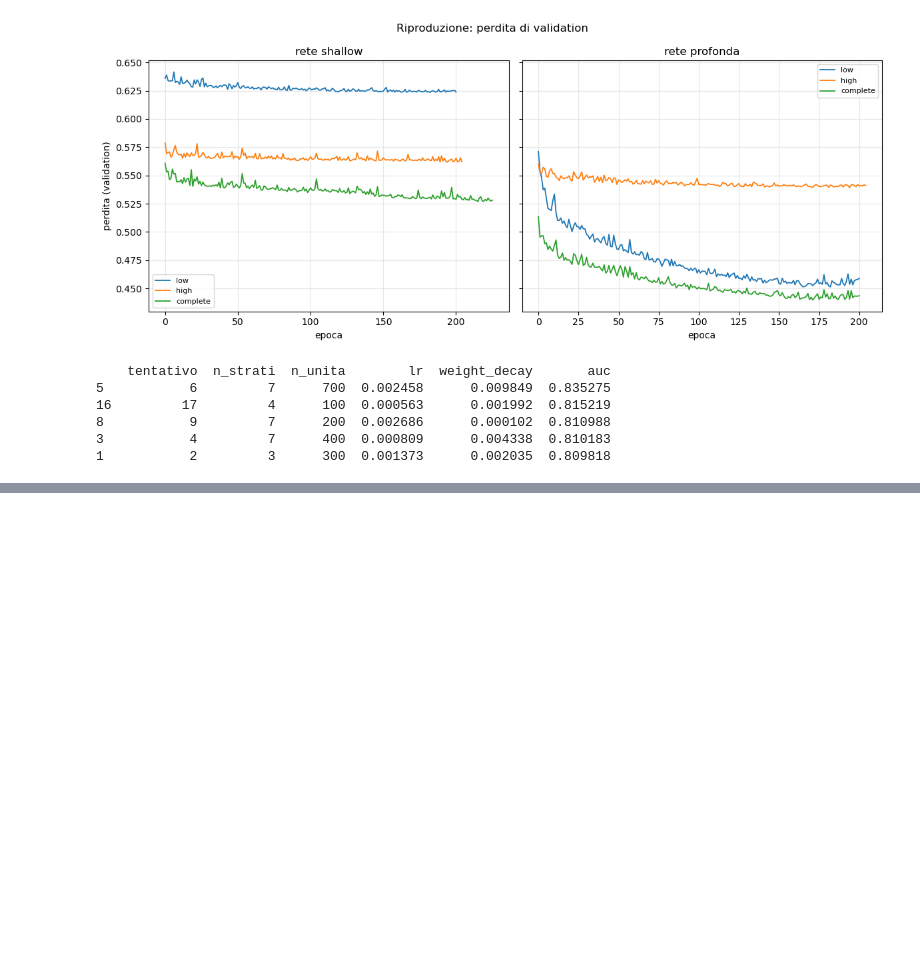
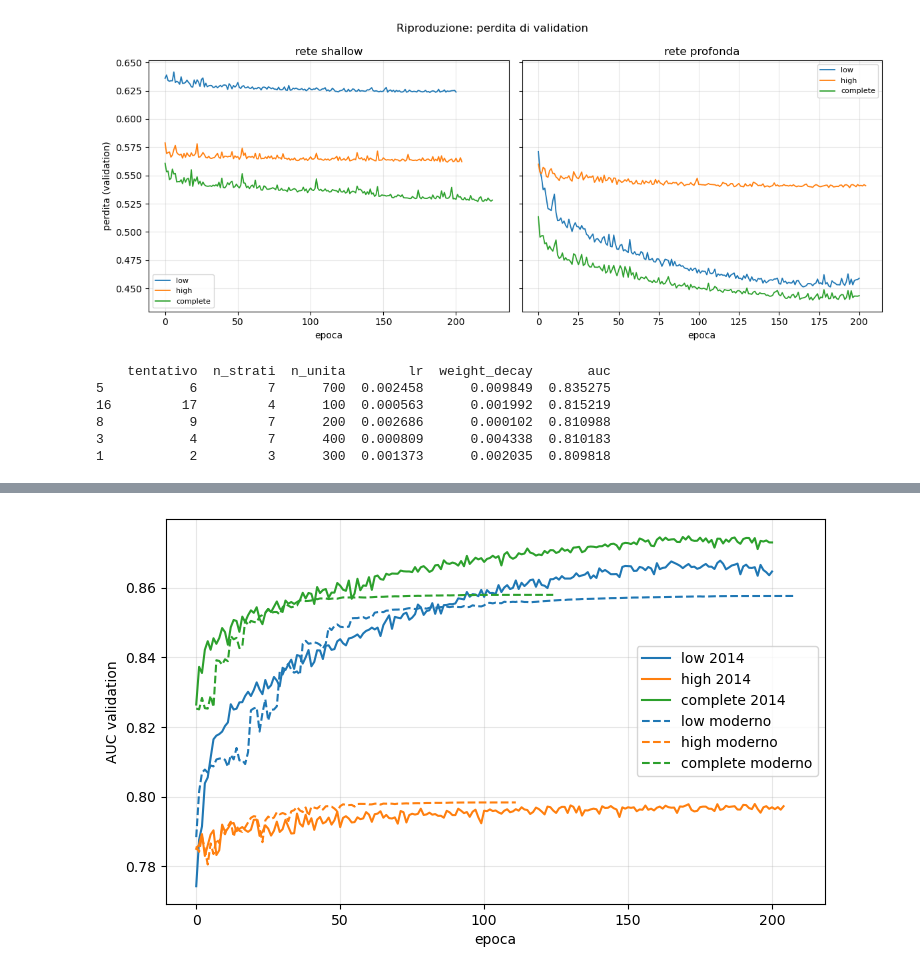
Before and after one commit to alivergani/Deep-Learning, a Jupyter notebook: ExoticParticles_HEP/notebooks/grafici_presentazione.ipynb, the cells around one changed output, grey strips where cells are left out. Cells and saved outputs as stored; diff of their text form; code cells hidden in the pictures; blank space fills up the shorter version.

```diff
--- a/ExoticParticles_HEP/notebooks/grafici_presentazione.ipynb
+++ b/ExoticParticles_HEP/notebooks/grafici_presentazione.ipynb
@@ -124,0 +180,16 @@ print(df[["tentativo","n_strati","n_unita","lr","weight_decay","auc"]].head(5))
+# %%
+import json, matplotlib.pyplot as plt
+
+COLORI_FS = {"low": "tab:blue", "high": "tab:orange", "complete": "tab:green"}
+
+fig, ax = plt.subplots(figsize=(8.5,5))
+for stack, cart in [("2014","riproduzione"), ("moderno","moderno")]:
+    for fs in ["low","high","complete"]:
+        with open(f"../results/{cart}/deep_{fs}_seme0_storia.json") as f:
+            s = json.load(f)
+        stile = "-" if stack=="2014" else "--"
+        ax.plot(s["auc_val"], stile, color=COLORI_FS[fs], label=f"{fs} {stack}")
+ax.set_xlabel("epoca"); ax.set_ylabel("AUC validation")
+ax.legend(); ax.grid(alpha=0.3)
+# %% [output]
+[figure, added]
```
Also changed, not shown: parts of 5 cells of this notebook, 1 other file.
